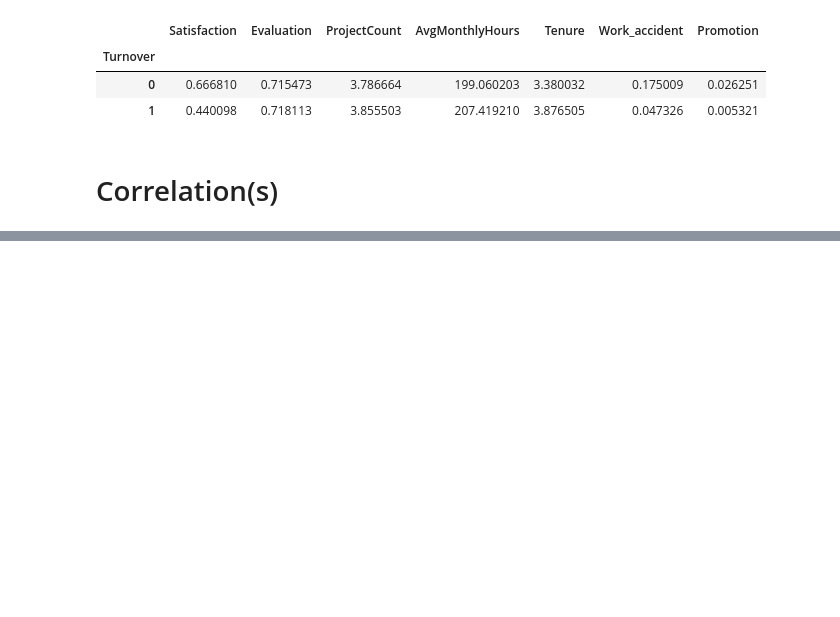
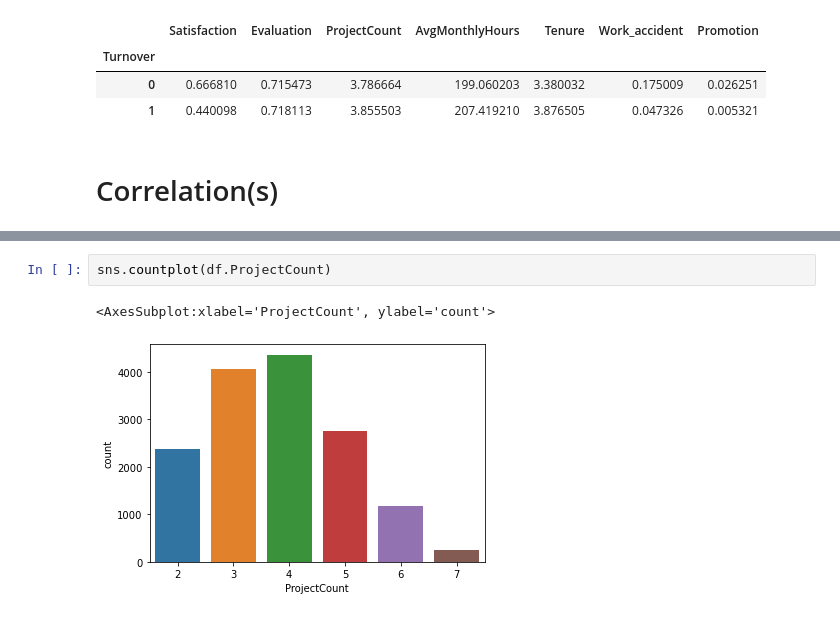
Before and after one commit to rajeski/People_Analytics, a Jupyter notebook: Employee_Turnover_Analysis.ipynb, the cells around one changed output, grey strips where cells are left out. Saved outputs shown, nothing was run; the diff lists cells and outputs as text; blank space fills up the shorter version.

```diff
--- a/Employee_Turnover_Analysis.ipynb
+++ b/Employee_Turnover_Analysis.ipynb
@@ -177,0 +274,5 @@ Text(0.5, 1.0, 'Heatmap of Correlation Matrix')
+# %%
+sns.countplot(df.ProjectCount)
+# %% [output]
+<AxesSubplot:xlabel='ProjectCount', ylabel='count'>
+[figure, added]
```
Also changed, not shown: parts of 76 cells of this notebook.
